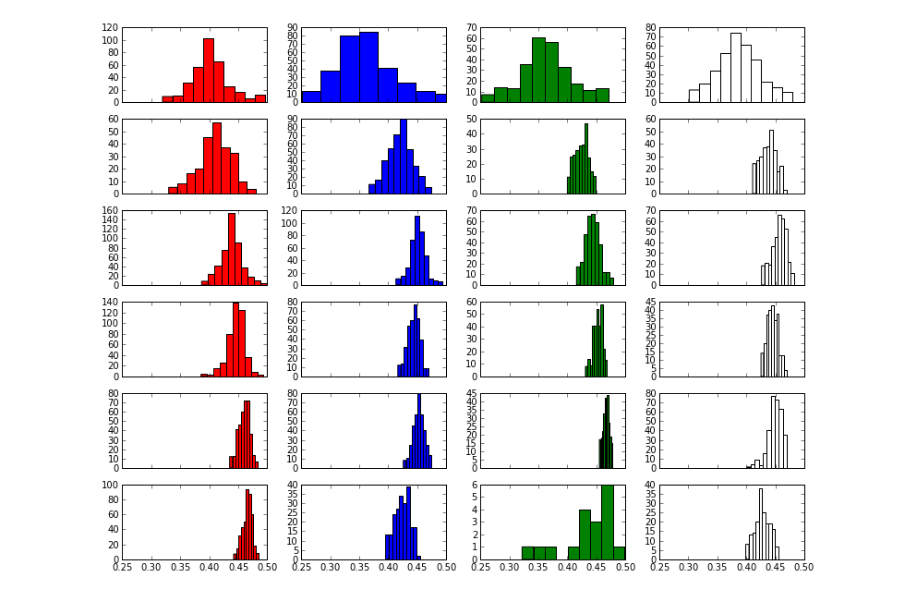
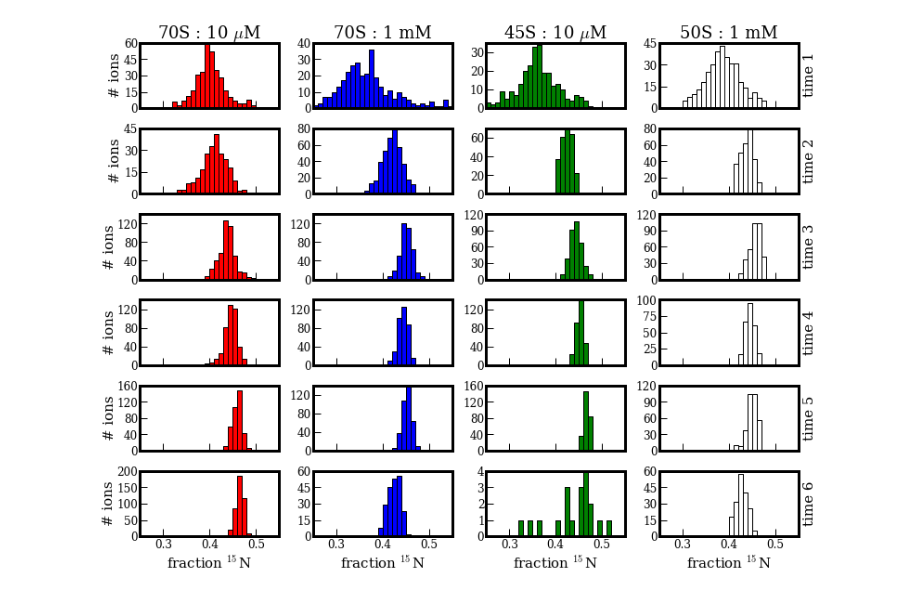
Before and after one commit to joeydavis/iPyNBs, a Jupyter notebook: FrcNXDist.ipynb, the cells around one changed output. Cells and saved outputs as stored; diff of their text form; code cells hidden in the pictures.

Commit message:
made plots look nicer

```diff
--- a/FrcNXDist.ipynb
+++ b/FrcNXDist.ipynb
@@ -99,30 +133,74 @@ f.savefig('4Panels.png')
 # %%
 f = pylab.figure(figsize=(11, 8.5))
 for i in [1,2,3,4,5,6]:
-    sp = f.add_subplot(6,4,(i-1)*4+1, sharex=sp)
-    sp.hist(fd[files[i]]['FRC_NX'], bins=10, color='r')
+    sp = f.add_subplot(6,4,(i-1)*4+1)
+    sp.hist(fd[files[i]]['FRC_NX'], bins=arange(0.2, 0.6, 0.01), color='r')
     plt.setp(sp.get_xticklabels(), visible=False)
+    sp.xaxis.set_ticks_position('bottom')
+    sp.yaxis.set_ticks_position('left')
+    sp.yaxis.set_major_locator( MaxNLocator(nbins = 4) )
+    sp.set_xlim([0.25, 0.55])
+    sp.set_xticks([0.3, 0.4, 0.5])
+    sp.set_ylabel('# ions', multialignment='center')
+    if i is 1:
+        sp.set_title('70S : 10 $\mu$M')
+    if i is 6:
+        sp.set_xlabel('fraction $^{15}$N')
 plt.setp(sp.get_xticklabels(), visible=True)
-sp.set_xlim([0.25, 0.5])
+
 for i in [7,8,9,10,11,12]:
-    sp2 = f.add_subplot(6,4,(i-7)*4+2, sharex=sp2)
-    sp2.hist(fd[files[i]]['FRC_NX'], bins=10, color='b')
+    sp2 = f.add_subplot(6,4,(i-7)*4+2)
+    sp2.hist(fd[files[i]]['FRC_NX'], bins=arange(0.2, 0.6, 0.01), color='b')
     plt.setp(sp2.get_xticklabels(), visible=False)
+    sp2.set_xlim([0.25, 0.5])
+    sp2.xaxis.set_ticks_position('bottom')
+    sp2.yaxis.set_ticks_position('left')
+    sp2.yaxis.set_major_locator( MaxNLocator(nbins = 4) )
+    sp2.set_xlim([0.25, 0.55])
+    sp2.set_xticks([0.3, 0.4, 0.5])
+    if i is 7:
+        sp2.set_title('70S : 1 mM')
+    if i is 12:
+        sp2.set_xlabel('fraction $^{15}$N')
 plt.setp(sp2.get_xticklabels(), visible=True)
-sp2.set_xlim([0.25, 0.5])
+
 for i in [13,14,15,16,17,18]:
-    sp3 = f.add_subplot(6,4,(i-13)*4+3, sharex=sp3)
-    sp3.hist(fd[files[i]]['FRC_NX'], bins=10, color='g')
+    sp3 = f.add_subplot(6,4,(i-13)*4+3)
+    sp3.hist(fd[files[i]]['FRC_NX'], bins=arange(0.2, 0.6, 0.01), color='g')
     plt.setp(sp3.get_xticklabels(), visible=False)
+    sp3.xaxis.set_ticks_position('bottom')
+    sp3.yaxis.set_ticks_position('left')
+    sp3.yaxis.set_major_locator( MaxNLocator(nbins = 4) )
+    sp3.set_xlim([0.25, 0.55])
+    sp3.set_xticks([0.3, 0.4, 0.5])
+    if i is 13:
+        sp3.set_title('45S : 10 $\mu$M')
+    if i is 18:
+        sp3.set_xlabel('fraction $^{15}$N')
+
 plt.setp(sp3.get_xticklabels(), visible=True)
-sp3.set_xlim([0.25, 0.5])
+
 for i in [19,20,21,22,23,24]:
-    sp4 = f.add_subplot(6,4,(i-19)*4+4, sharex=sp4)
-    sp4.hist(fd[files[i]]['FRC_NX'], bins=10, color='white')
+    sp4 = f.add_subplot(6,4,(i-19)*4+4)
+    sp4.hist(fd[files[i]]['FRC_NX'], bins=arange(0.2, 0.6, 0.01), color='white')
     plt.setp(sp4.get_xticklabels(), visible=False)
+    sp4.xaxis.set_ticks_position('bottom')
+    sp4.yaxis.set_ticks_position('left')
+    sp4.yaxis.set_major_locator( MaxNLocator(nbins = 4) )
+    sp4.set_xlim([0.25, 0.55])
+    sp4.set_xticks([0.3, 0.4, 0.5])
+    sp4.yaxis.set_label_position("right")
+    sp4.set_ylabel("time " + str(i-18))
+
+    if i is 19:
+        sp4.set_title('50S : 1 mM')
+    if i is 24:
+        sp4.set_xlabel('fraction $^{15}$N')
+
 plt.setp(sp4.get_xticklabels(), visible=True)
-sp4.set_xlim([0.25, 0.5])
+
 f.tight_layout()
 f.savefig('histos.png')
+f.savefig('histos.pdf')
 # %% [output]
-[figure, old version]
+[figure, new version]
```
Also changed, not shown: parts of 4 cells of this notebook.
